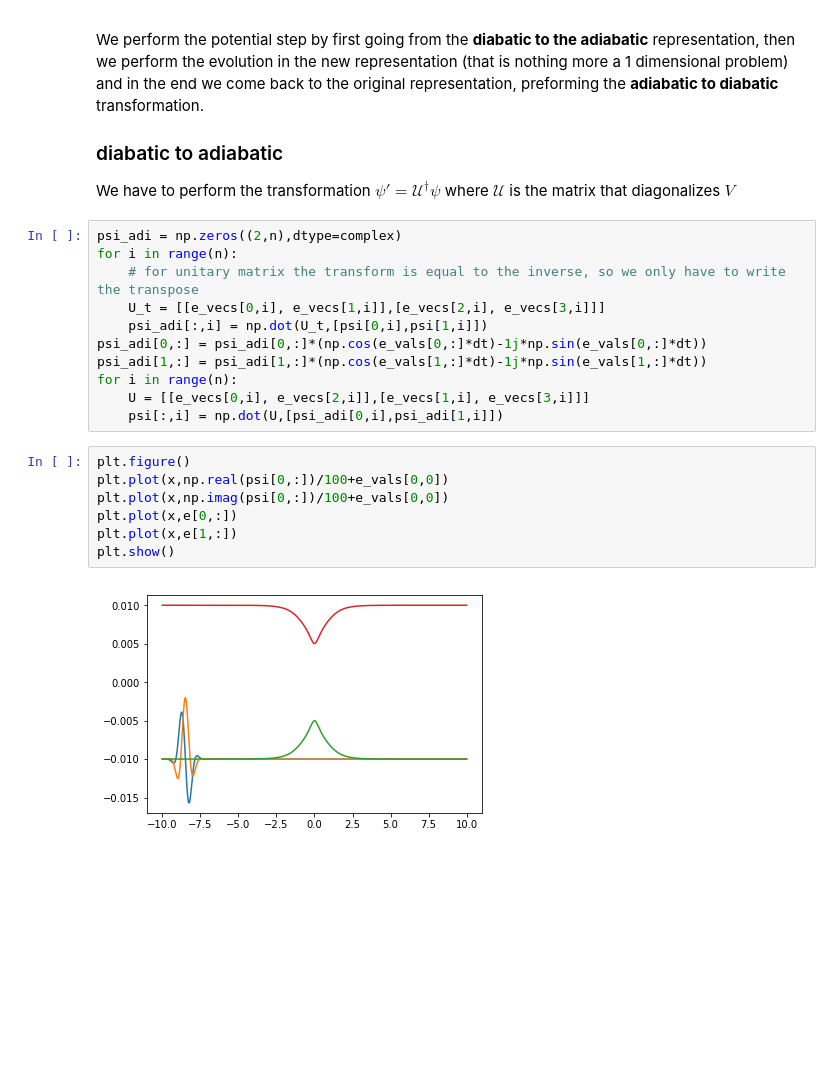
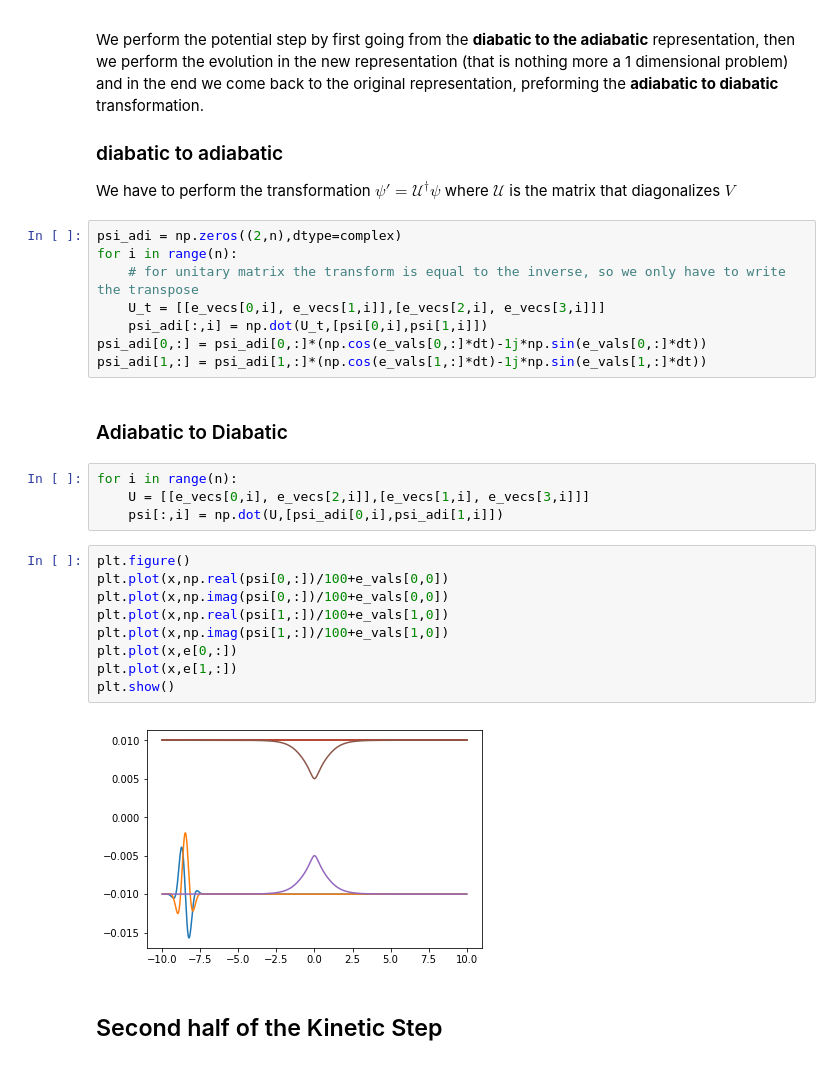
Before and after one commit to ErikPillon/Quantum_Dynamics, a Jupyter notebook: Notebook/FSSH.ipynb, the cells around one changed output. Drawn from its saved outputs; the diff is of its cells as text; blank space fills up the shorter version.

```diff
--- a/Notebook/FSSH.ipynb
+++ b/Notebook/FSSH.ipynb
@@ -121,17 +128,24 @@ for i in range(n):
     psi_adi[:,i] = np.dot(U_t,[psi[0,i],psi[1,i]])
 psi_adi[0,:] = psi_adi[0,:]*(np.cos(e_vals[0,:]*dt)-1j*np.sin(e_vals[0,:]*dt))
 psi_adi[1,:] = psi_adi[1,:]*(np.cos(e_vals[1,:]*dt)-1j*np.sin(e_vals[1,:]*dt))
-for i in range(n):
-    U = [[e_vecs[0,i], e_vecs[2,i]],[e_vecs[1,i], e_vecs[3,i]]]
-    psi[:,i] = np.dot(U,[psi_adi[0,i],psi_adi[1,i]])
+# %% [markdown]
+### Adiabatic to Diabatic
+# %%
+for i in range(n):
+    U = [[e_vecs[0,i], e_vecs[2,i]],[e_vecs[1,i], e_vecs[3,i]]]
+    psi[:,i] = np.dot(U,[psi_adi[0,i],psi_adi[1,i]])
 # %%
 plt.figure()
 plt.plot(x,np.real(psi[0,:])/100+e_vals[0,0])
 plt.plot(x,np.imag(psi[0,:])/100+e_vals[0,0])
+plt.plot(x,np.real(psi[1,:])/100+e_vals[1,0])
+plt.plot(x,np.imag(psi[1,:])/100+e_vals[1,0])
 plt.plot(x,e[0,:])
 plt.plot(x,e[1,:])
 plt.show()
 # %% [output]
-[figure, old version]
+[figure, new version]
+# %% [markdown]
+## Second half of the Kinetic Step
 # %%
 # second half step in the kinetic energy
```
Also changed, not shown: parts of 5 cells of this notebook.
